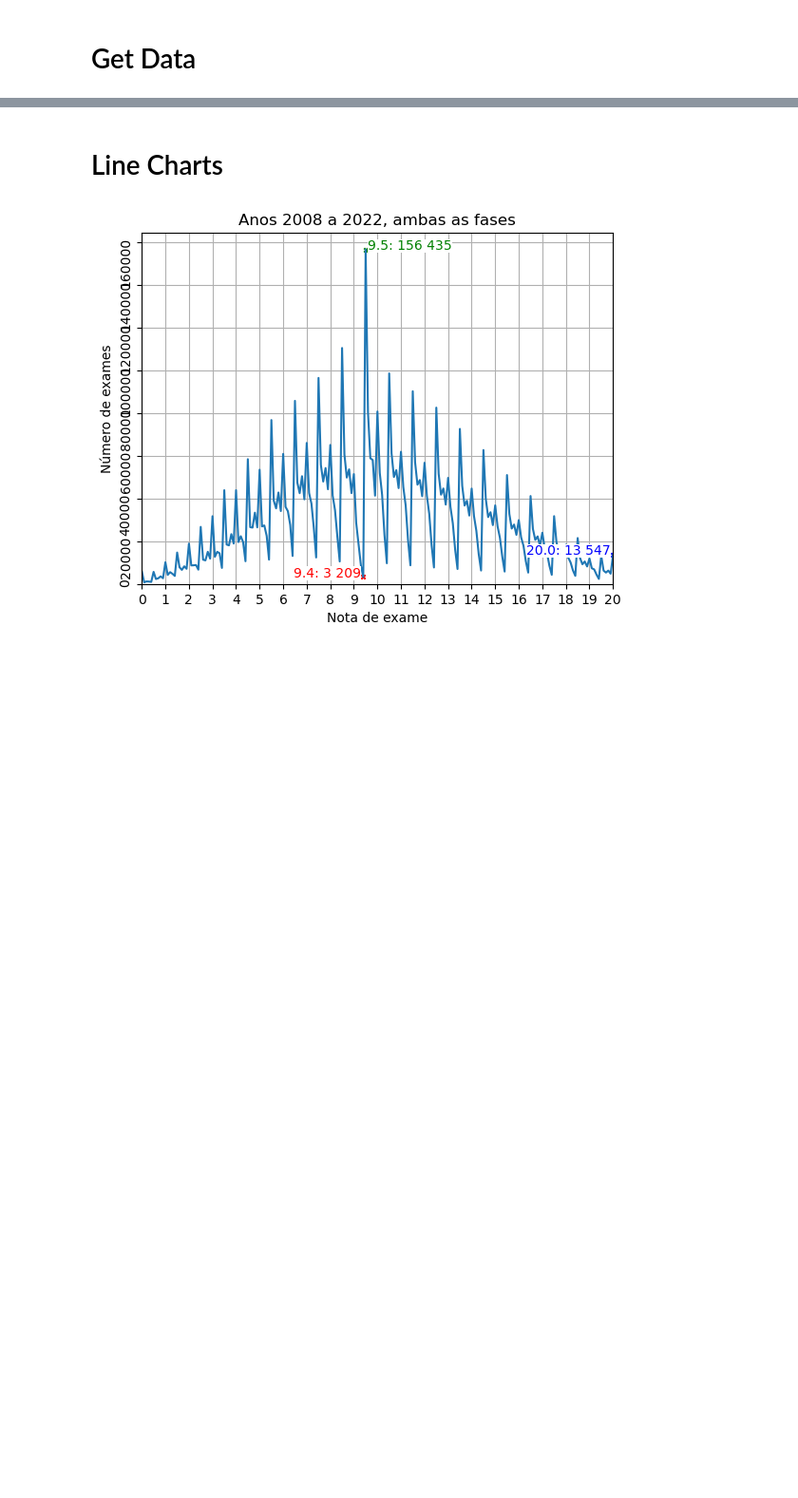
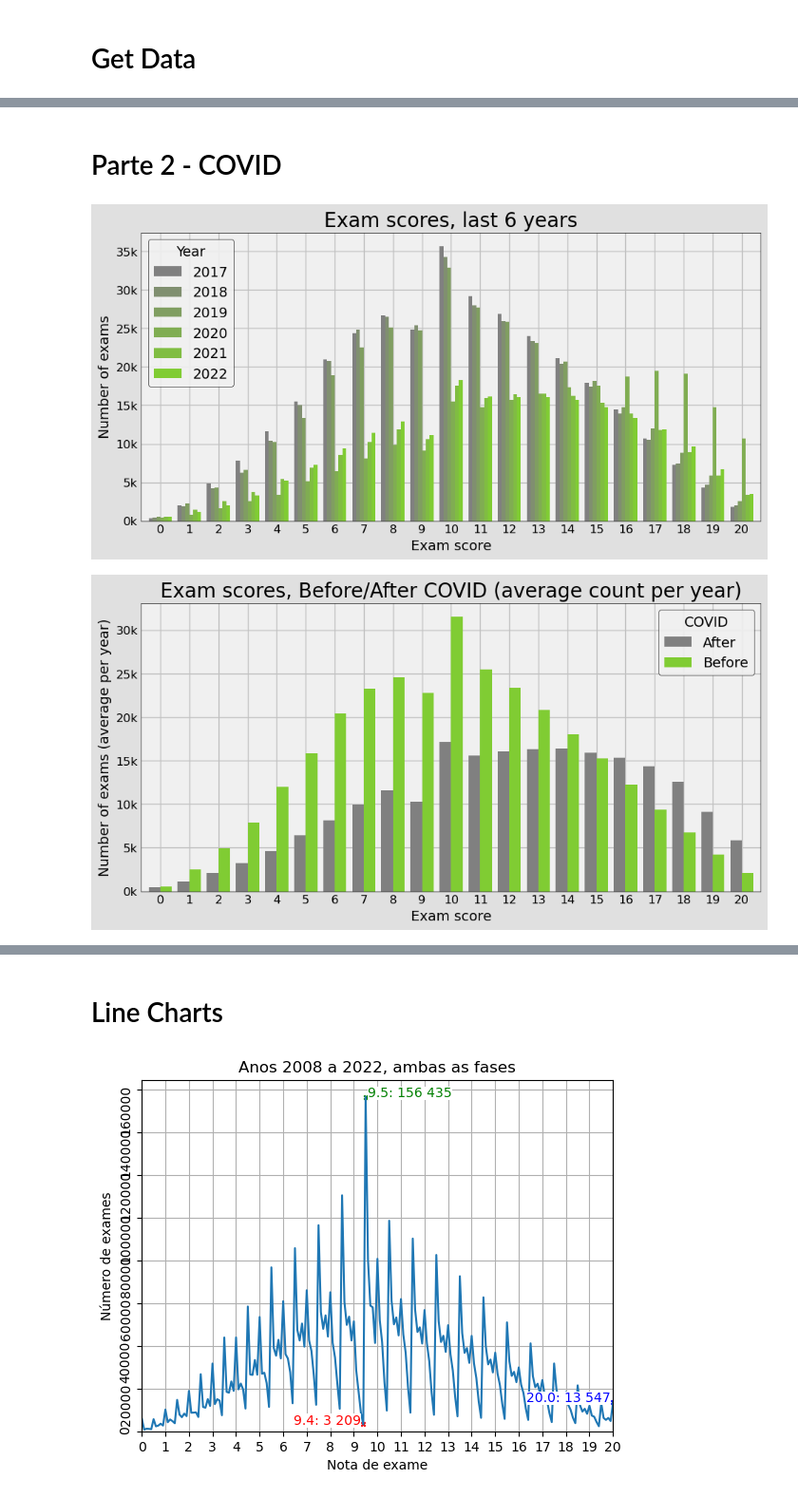
Before and after one commit to samueldatasci/ENES, a Jupyter notebook: code/analysis.ipynb, the cells around one changed output, grey strips where cells are left out. Shown at 95% size. Cells and saved outputs as stored; diff of their text form; code cells hidden in the pictures; blank space fills up the shorter version.

```diff
--- a/code/analysis.ipynb
+++ b/code/analysis.ipynb
@@ -98,0 +79,20 @@ print(dfx.shape)
+# %% [markdown]
+# Parte 2 - COVID
+# %%
+#6 Resultados, 1a e 2a fase
+title = "Exam scores, last 6 years"
+dfsubset = dfAllFase1[dfAllFase1["ano"]>=2017]
+chart(kind="bar", df=dfsubset, xvar='Class_Exam_Rounded', xlabel="Exam score", yvar=None, ylabel='Number of exams', zvar = "ano", zlabel="Year", title=title, stacked=False, normalize=False, yAxisScale=1/1000, yAxisScaleSymbol='k')
+
+
+title = "Exam scores, Before/After COVID (average count per year)"
+
+dfCountYears = dfAllFase1[["Covid", "ano"]].groupby('Covid').nunique("ano")
+dfsubset = dfAllFase1.groupby(['Class_Exam_Rounded','Covid']).size().reset_index(name='count')
+dfsubset = dfsubset.merge(dfCountYears, on='Covid', how='left')
+dfsubset['count_per_year'] = dfsubset['count'] / dfsubset['ano']
+
+chart(kind="bar", df=dfsubset, xvar='Class_Exam_Rounded', xlabel="Exam score", yvar="count_per_year", ylabel='Number of exams (average per year)', zvar = "Covid", zlabel="COVID", title=title, stacked=False, normalize=False, yAxisScale=1/1000, yAxisScaleSymbol='k')
+# %% [output]
+[figure, added]
+[figure, added]
```
Also changed, not shown: parts of 25 cells of this notebook, 38 other files.
